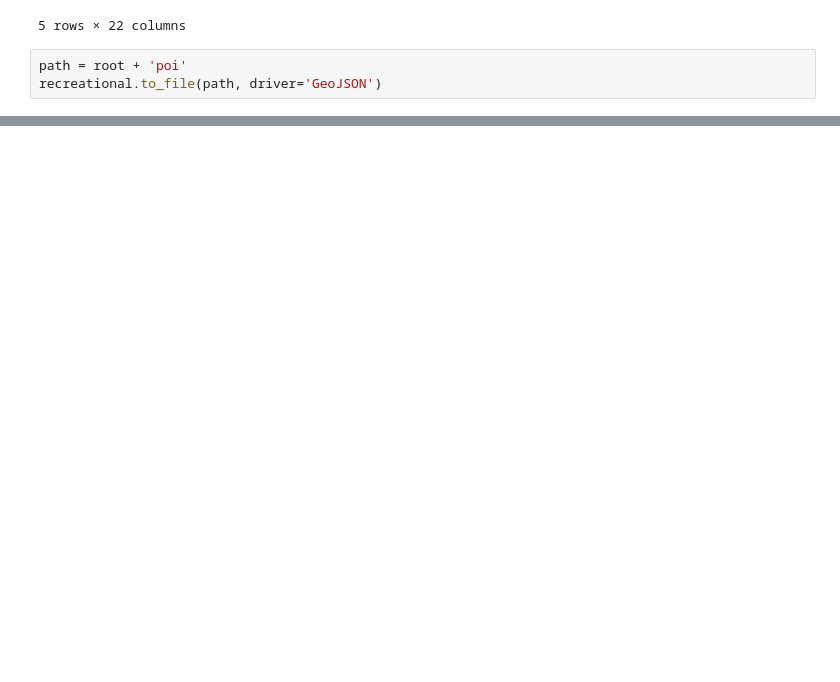
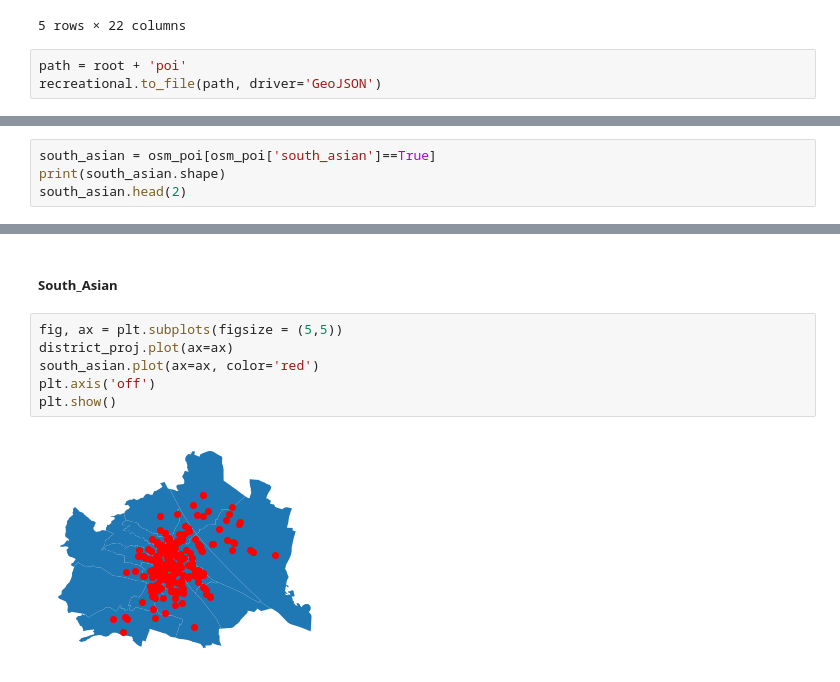
Before and after one commit to DamiAKinniyi/MaCAD-AIA22-A.EYE, a Jupyter notebook: 3. colab notebooks/poi.ipynb, the cells around one changed output, grey strips where cells are left out. Drawn from its saved outputs; the diff is of its cells as text; blank space fills up the shorter version.

```diff
--- a/3. colab notebooks/poi.ipynb
+++ b/3. colab notebooks/poi.ipynb
@@ -526,0 +629,4 @@ recreational.to_file(path, driver='GeoJSON')
+# %%
+south_asian = osm_poi[osm_poi['south_asian']==True]
+print(south_asian.shape)
+south_asian.head(2)
@@ -526,0 +751,10 @@ recreational.to_file(path, driver='GeoJSON')
+# %% [markdown]
+##### South_Asian
+# %%
+fig, ax = plt.subplots(figsize = (5,5))
+district_proj.plot(ax=ax)
+south_asian.plot(ax=ax, color='red')
+plt.axis('off')
+plt.show()
+# %% [output]
+[figure, added]
```
Also changed, not shown: parts of 77 cells of this notebook, 1 other file.
